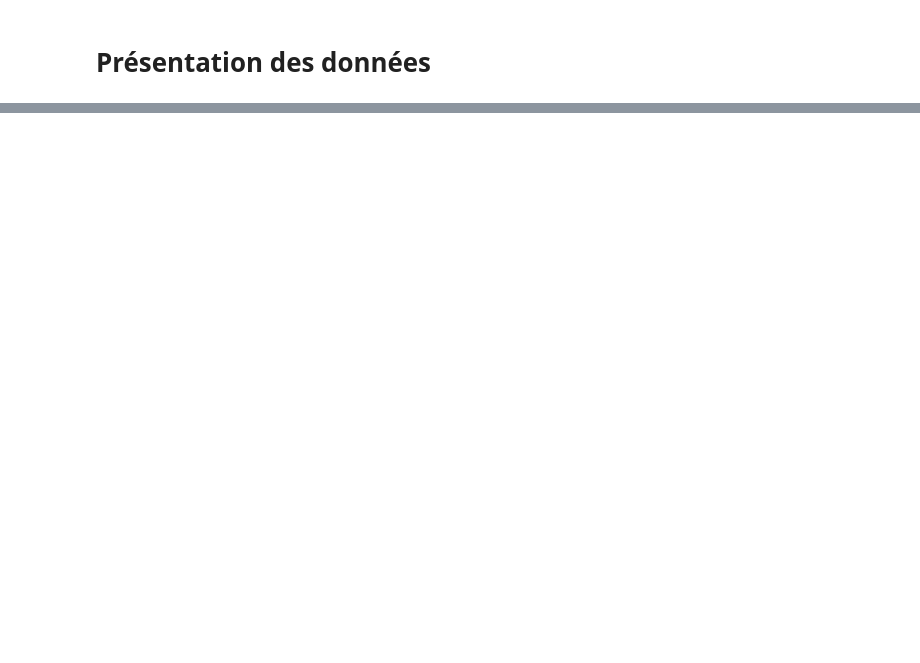
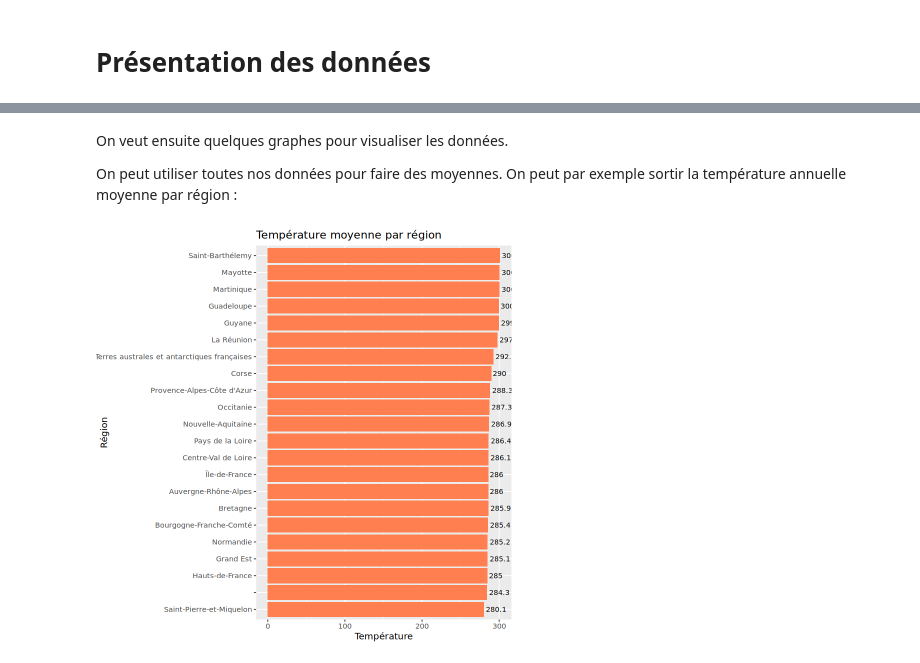
Before and after one commit to lisasko/Jupyter_meteo, a Jupyter notebook: BE_météo.ipynb, the cells around one changed output, grey strips where cells are left out. Drawn from its saved outputs; the diff is of its cells as text; code cells hidden in the pictures; blank space fills up the shorter version.

Commit message:
intro + graphes

```diff
--- a/BE_météo.ipynb
+++ b/BE_météo.ipynb
@@ -5,7 +5,7 @@ Thomas Dos, Gauthier Meffe, Noa Chaze, Lisa Escaron
 # %% [markdown]
 On récupère le jeu de données météo :
 # %%
-dataframe <- read.csv(file = "donnees_meteo_synop.csv", header = TRUE, sep = ";")
+dataframe <- read.csv(file = "../donnees_meteo_synop.csv", header = TRUE, sep = ";")
 # %%
 # Visualisation du format des données :
 head(dataframe)
@@ -72,3 +70,20 @@ Résumé statistique des données :
                     Max.   :984      Max.   :12.000
                     NA's   :137801
 Le résumé statistique ci-dessus permet d'avoir une idée générale de ce que l'on attend lors de l'analyse des données.
+# %% [markdown]
+On veut ensuite quelques graphes pour visualiser les données.
+
+On peut utiliser toutes nos données pour faire des moyennes. On peut par exemple sortir la température annuelle moyenne par région :
+# %%
+temp_region <- dataframe %>%
+  group_by(region..name.) %>%
+  summarise(temp_moy = mean(Température, na.rm = TRUE), .groups = 'drop')
+
+ggplot(temp_region, aes(x = reorder(region..name., temp_moy), y = temp_moy)) +
+  geom_col(fill = "coral") +
+  geom_text(aes(label = round(temp_moy, 1)),
+            hjust = -0.1, vjust = 0.5, size = 3, color = "black") +
+  coord_flip() +
+  labs(title = "Température moyenne par région", x = "Région", y = "Température")
+# %% [output]
+[figure, added]
```
Also changed, not shown: parts of 5 cells of this notebook.
